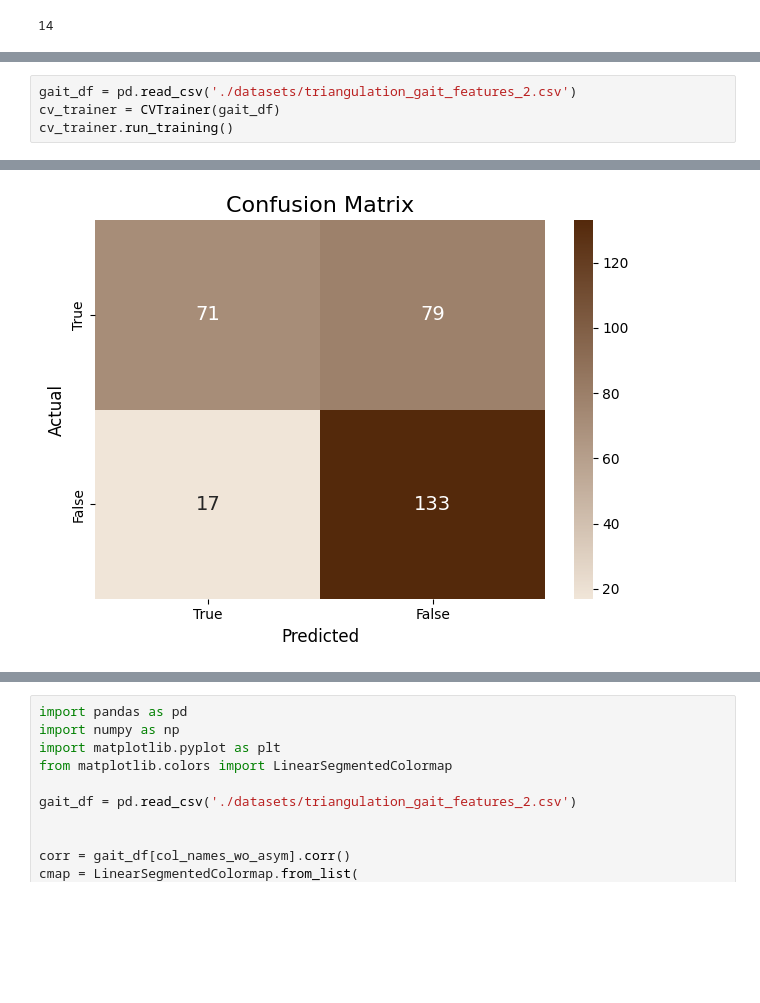
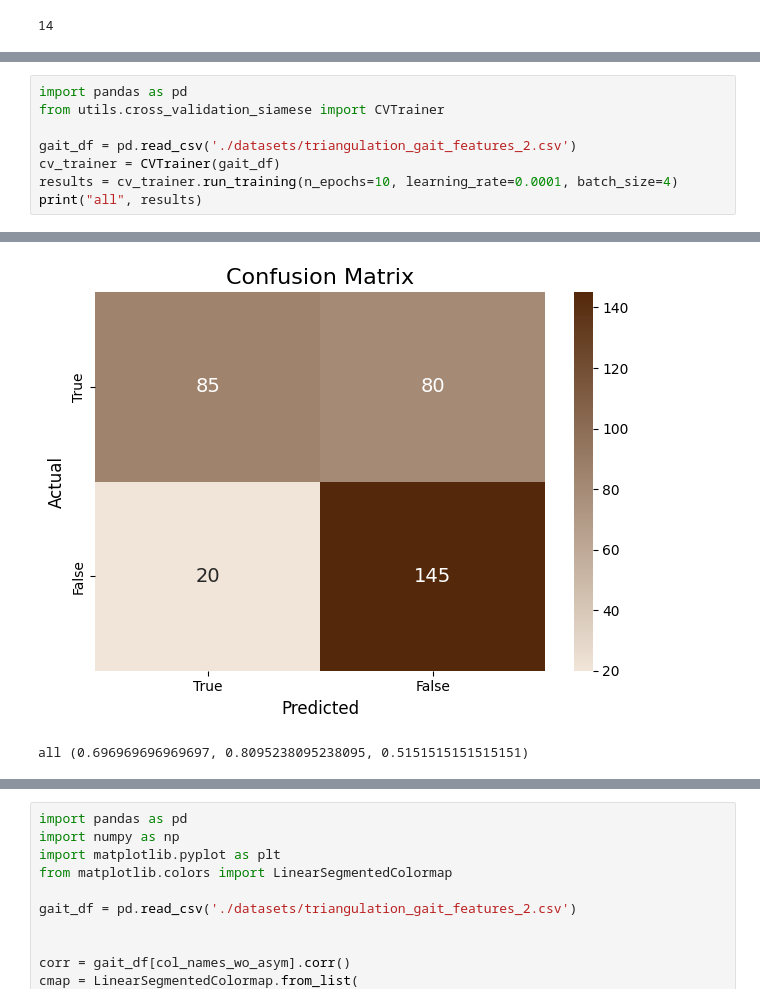
Before and after one commit to mklimek001/gait-features-identification, a Jupyter notebook: cv_trainer_preparation_triangulated_data.ipynb, the cells around one changed output, grey strips where cells are left out. Cells and saved outputs as stored; diff of their text form; blank space fills up the shorter version.

```diff
--- a/cv_trainer_preparation_triangulated_data.ipynb
+++ b/cv_trainer_preparation_triangulated_data.ipynb
@@ -161,5 +331,9 @@ False    38    112
 # %%
+import pandas as pd
+from utils.cross_validation_siamese import CVTrainer
+
 gait_df = pd.read_csv('./datasets/triangulation_gait_features_2.csv')
 cv_trainer = CVTrainer(gait_df)
-cv_trainer.run_training()
+results = cv_trainer.run_training(n_epochs=10, learning_rate=0.0001, batch_size=4)
+print("all", results)
 # %% [output]
@@ -183,4 +357,5 @@ False    17    133
-[figure, old version]
+[figure, new version]
+all (0.696969696969697, 0.8095238095238095, 0.5151515151515151)
 # %%
 gait_df = pd.read_csv('./datasets/triangulation_gait_features_2.csv')
 
```
Also changed, not shown: parts of 10 cells of this notebook, 4 other files.
